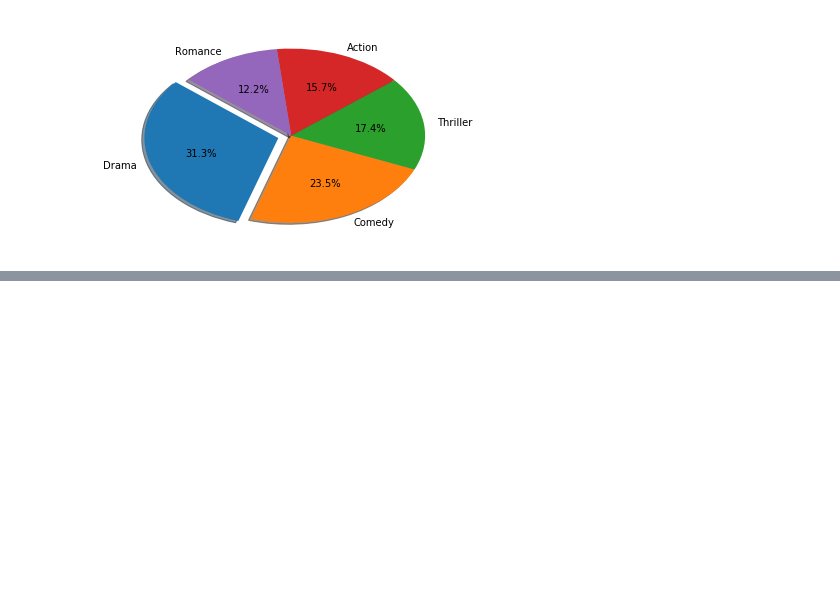
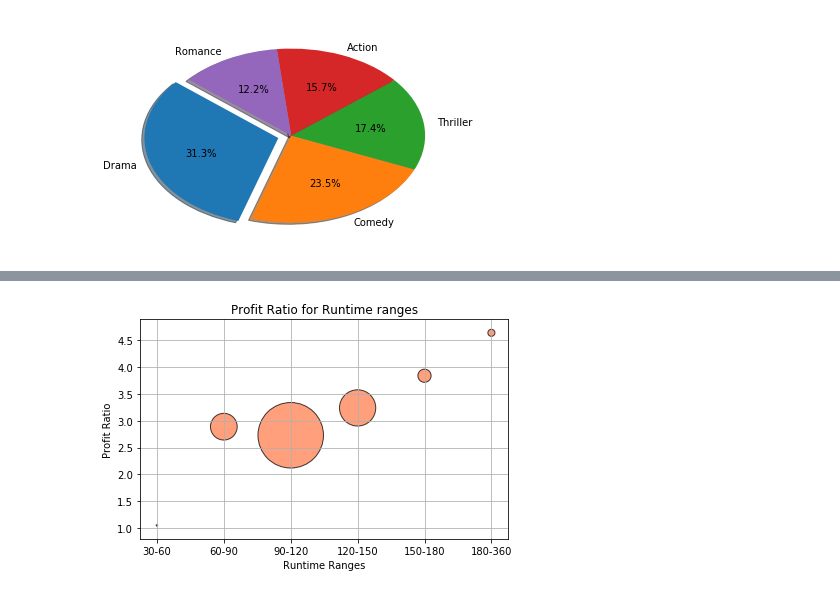
Before and after one commit to jqckie/Project1_Team1, a Jupyter notebook: Kunal_10_28.ipynb, the cells around one changed output, grey strips where cells are left out. Cells and saved outputs as stored; diff of their text form; code cells hidden in the pictures; blank space fills up the shorter version.

```diff
--- a/Kunal_10_28.ipynb
+++ b/Kunal_10_28.ipynb
@@ -172,0 +289,32 @@ MoviesPerDecade
+# %%
+# Plot the runtime bins with a scatter plot of profitratio, and display count as bubbles.
+
+# Obtain the x and y coordinates for each of the three city types
+RuntimeProfitRatio = RuntimeRangeDF['profitratio']
+RuntimeBinCount = RuntimeRangeDF['count']
+# Y axis will plot Average Fare ($), this is also last column in DF
+#xAxis = runtime_bins
+#xAxis2 = RidesSuburbanDF['Total Rides Per City']
+#xAxis3 = RidesRuralDF['Total Rides Per City']
+
+# Build the scatter plots for each city types
+plt.scatter(runtime_labels, RuntimeProfitRatio, marker="o", facecolors="coral", s=RuntimeBinCount**1.1, edgecolors="black", alpha=0.75, label = '')
+
+# Incorporate the other graph properties
+plt.xlabel('Runtime Ranges')
+plt.ylabel('Profit Ratio')
+plt.title('Profit Ratio for Runtime ranges')
+plt.ylim(min(RuntimeProfitRatio)-0.25,max(RuntimeProfitRatio)+0.25)
+
+# Create a legend
+#plt.legend(title = 'City Types')
+#plt.text(56,30,'Note: Circle size correlates with driver size per city',horizontalalignment='center',verticalalignment='center')
+# Incorporate a text label regarding circle size
+
+# Save Figure
+plt.grid()
+plt.tight_layout()
+plt.savefig("output/ProfitRatio_Runtime.png")
+plt.show()
+# %% [output]
+[figure, added]
```
Also changed, not shown: parts of 9 cells of this notebook, 2 other files.
